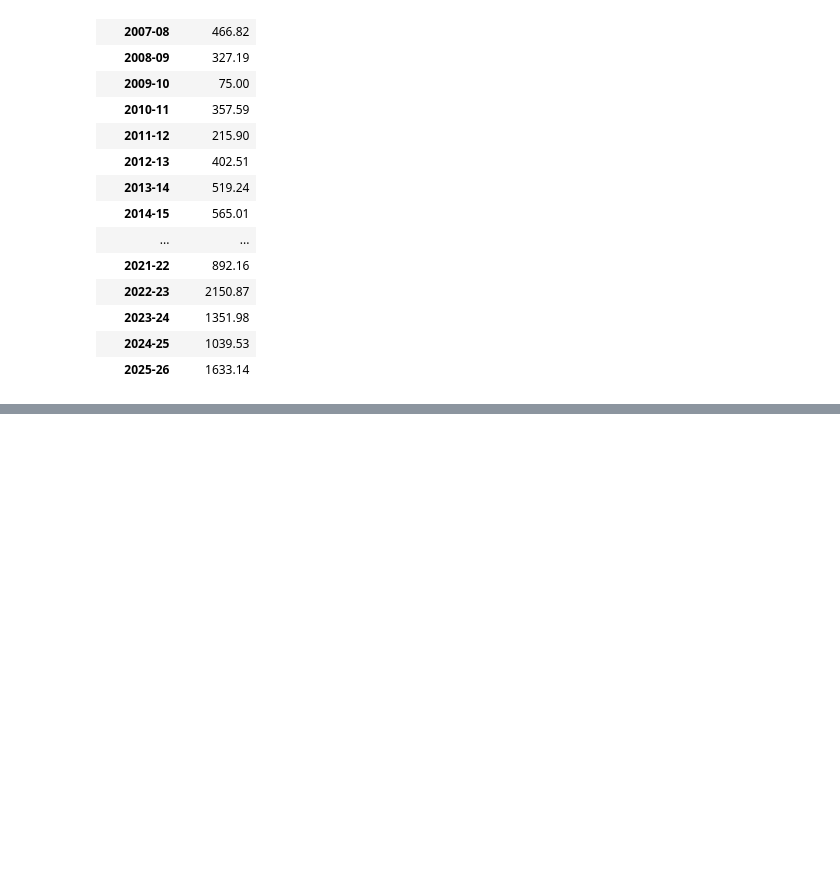
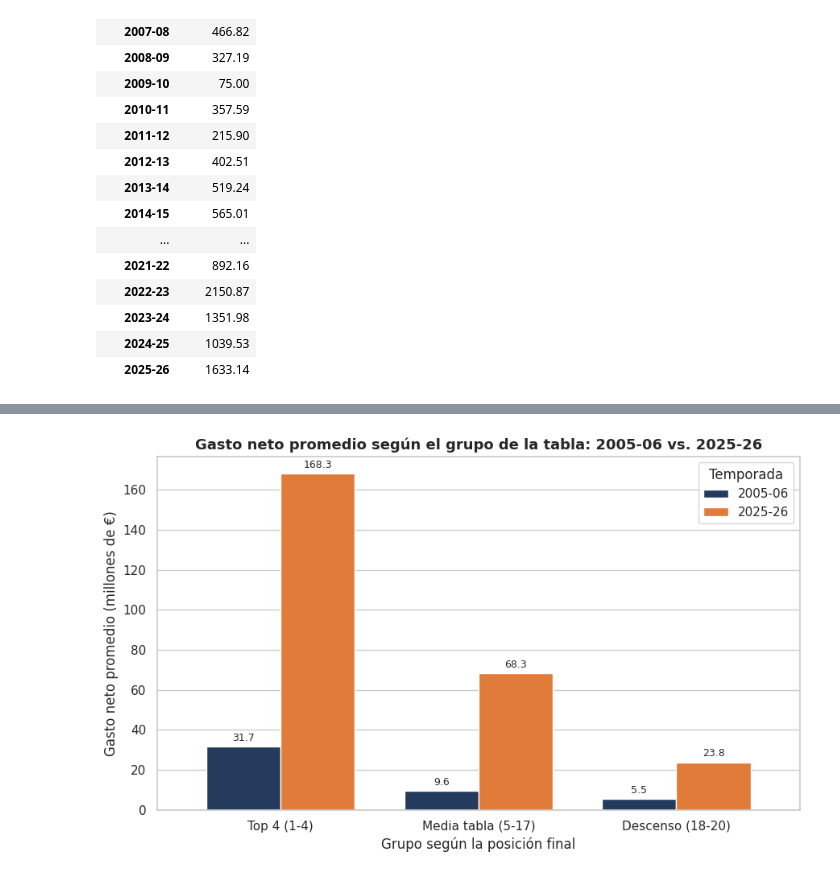
Before and after one commit to valeencamargo14/TP-Labo-, a Jupyter notebook: TP_Labo.ipynb, the cells around one changed output, grey strips where cells are left out. Cells and saved outputs as stored; diff of their text form; code cells hidden in the pictures; blank space fills up the shorter version.

```diff
--- a/TP_Labo.ipynb
+++ b/TP_Labo.ipynb
@@ -362,0 +358,11 @@ plt.show()
+# %%
+# Estadístico 1: gasto neto por temporada y grupo de la tabla
+resumen_grupos = (df_estudio.groupby(['temporada', 'grupo_tabla'], observed=True)['gasto_neto']
+                  .agg(clubes='count', promedio='mean', mediana='median').round(1))
+print("=== GASTO NETO POR GRUPO DE LA TABLA (millones de €) ===")
+display(resumen_grupos)
+
+# Estadístico 3: costo por punto por temporada
+resumen_costo = df_estudio.groupby('temporada')['costo_por_punto'].agg(['mean', 'median', 'min', 'max']).round(2)
+print("\n=== COSTO POR PUNTO POR TEMPORADA (millones de € por punto) ===")
+display(resumen_costo)
@@ -362,0 +476,19 @@ plt.show()
+# %%
+promedios = resumen_grupos['promedio'].unstack(level='temporada')      # filas: grupo de la tabla | columnas: temporada
+
+fig, ax = plt.subplots(figsize=(9, 5.5))
+promedios.plot(kind='bar', ax=ax, color=[AZUL, NARANJA], width=0.75, edgecolor='white')
+for contenedor in ax.containers:
+    ax.bar_label(contenedor, fmt='%.1f', padding=3, fontsize=9)         # el valor arriba de cada barra
+
+ax.set_title('Gasto neto promedio según el grupo de la tabla: 2005-06 vs. 2025-26', fontsize=13, fontweight='bold')
+ax.set_xlabel('Grupo según la posición final')
+ax.set_ylabel('Gasto neto promedio (millones de €)')
+ax.tick_params(axis='x', rotation=0)
+ax.grid(axis='x', visible=False)                                       # sin líneas verticales detrás de las barras
+ax.legend(title='Temporada')
+plt.tight_layout()
+plt.savefig('grafico_3_4b_gasto_por_grupo.png', dpi=300, bbox_inches='tight')
+plt.show()
+# %% [output]
+[figure, added]
```
Also changed, not shown: parts of 62 cells of this notebook.
